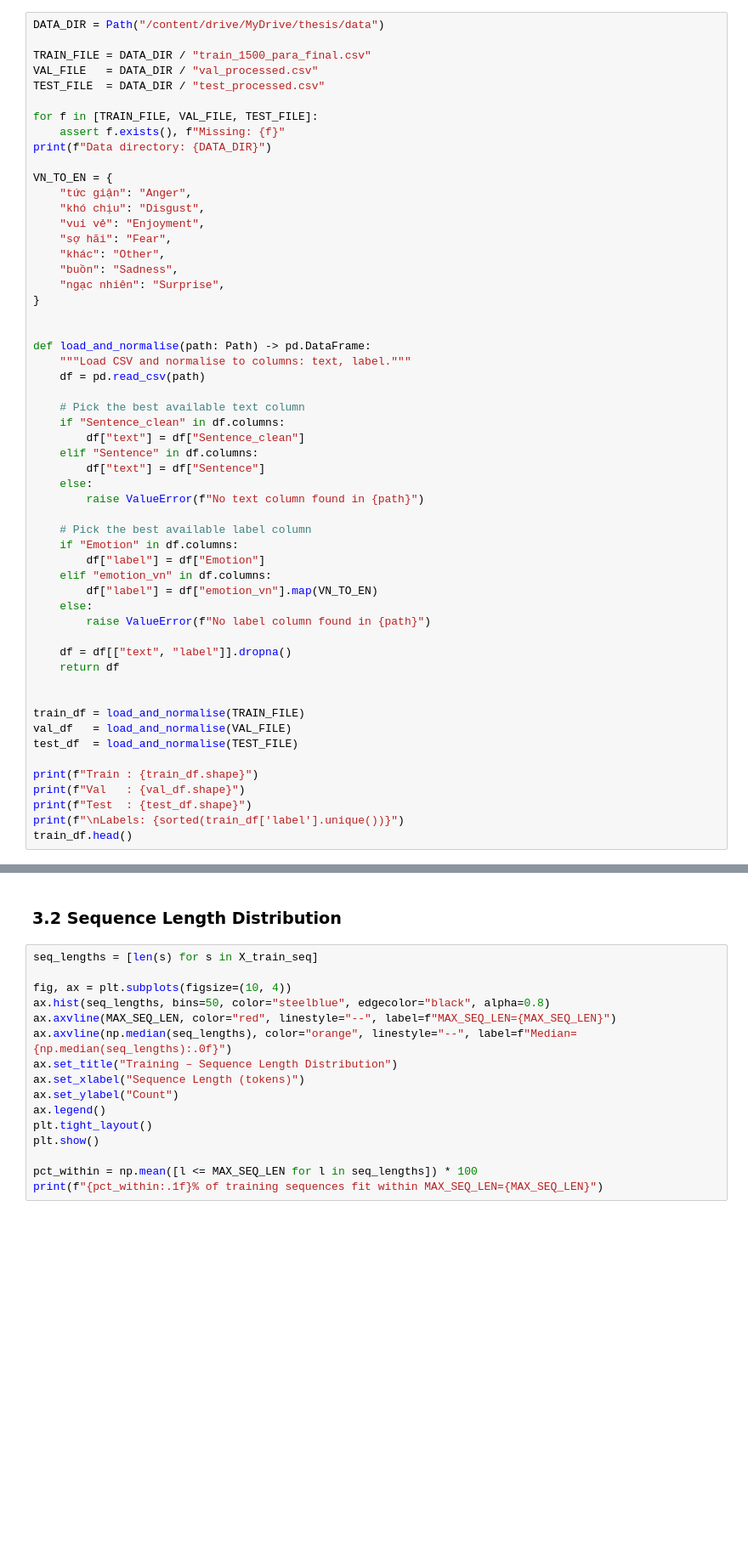
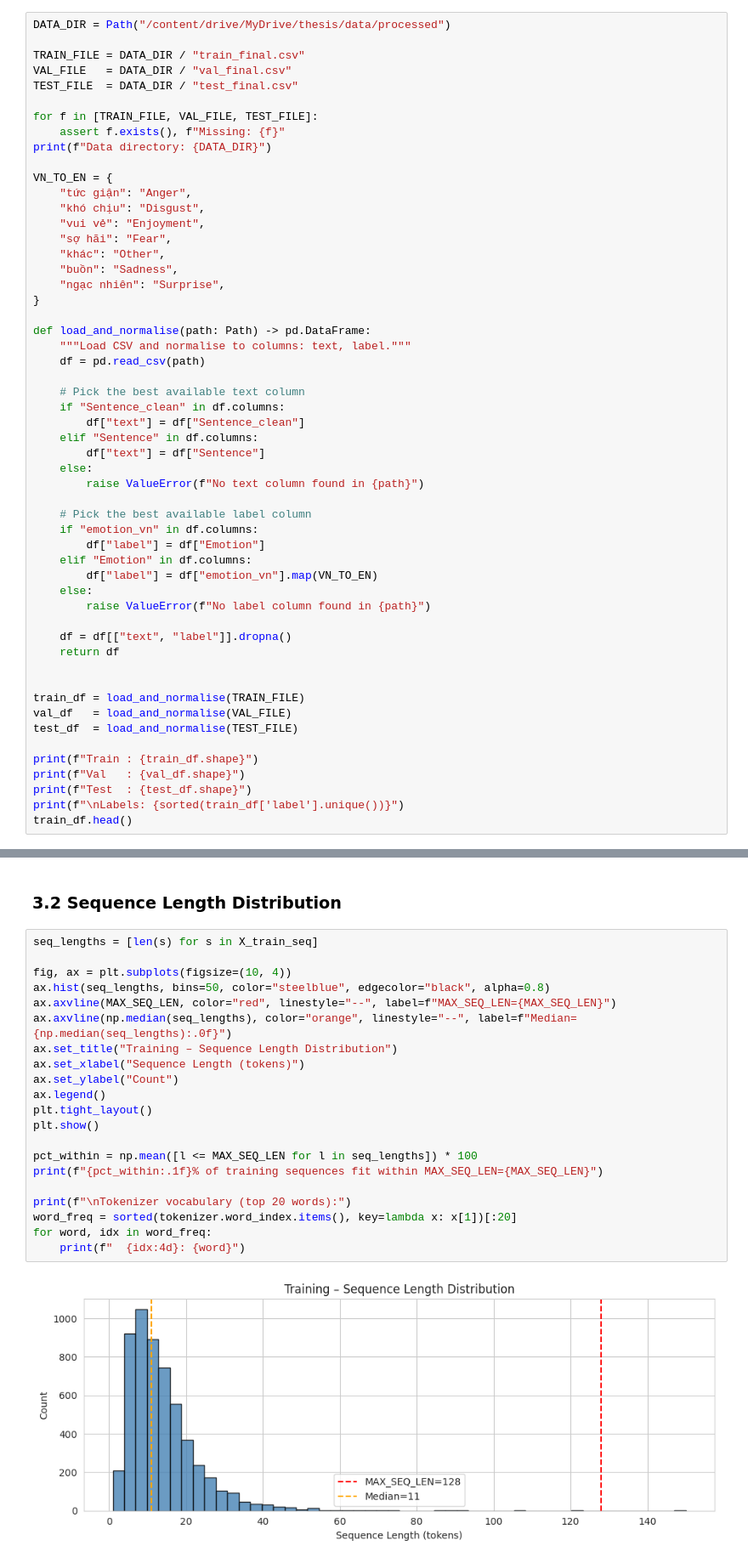
Before and after one commit to giahuy1310/topicmodeling, a Jupyter notebook: tm_research/EmoModel_Vectorization_Comparison.ipynb, the cells around one changed output, grey strips where cells are left out. Shown at 85% size. Cells and saved outputs as stored; diff of their text form; blank space fills up the shorter version.

```diff
--- a/tm_research/EmoModel_Vectorization_Comparison.ipynb
+++ b/tm_research/EmoModel_Vectorization_Comparison.ipynb
@@ -110,11 +127,11 @@ print(f"Val/Test batch   : {VAL_BATCH_SIZE}")
 
 Load the pre-processed train / validation / test splits and normalise column names.
 # %%
-DATA_DIR = Path("/content/drive/MyDrive/thesis/data")
+DATA_DIR = Path("/content/drive/MyDrive/thesis/data/processed")
 
-TRAIN_FILE = DATA_DIR / "train_1500_para_final.csv"
-VAL_FILE   = DATA_DIR / "val_processed.csv"
-TEST_FILE  = DATA_DIR / "test_processed.csv"
+TRAIN_FILE = DATA_DIR / "train_final.csv"
+VAL_FILE   = DATA_DIR / "val_final.csv"
+TEST_FILE  = DATA_DIR / "test_final.csv"
 
 for f in [TRAIN_FILE, VAL_FILE, TEST_FILE]:
     assert f.exists(), f"Missing: {f}"
@@ -130,7 +147,6 @@ VN_TO_EN = {
     "ngạc nhiên": "Surprise",
 }
 
-
 def load_and_normalise(path: Path) -> pd.DataFrame:
     """Load CSV and normalise to columns: text, label."""
     df = pd.read_csv(path)
@@ -144,9 +160,9 @@ def load_and_normalise(path: Path) -> pd.DataFrame:
         raise ValueError(f"No text column found in {path}")
 
     # Pick the best available label column
-    if "Emotion" in df.columns:
+    if "emotion_vn" in df.columns:
         df["label"] = df["Emotion"]
-    elif "emotion_vn" in df.columns:
+    elif "Emotion" in df.columns:
         df["label"] = df["emotion_vn"].map(VN_TO_EN)
     else:
         raise ValueError(f"No label column found in {path}")
@@ -331,16 +398,23 @@ print(f"y_train_cat shape        : {y_train_cat.shape}")
 # %%
 seq_lengths = [len(s) for s in X_train_seq]
 
 fig, ax = plt.subplots(figsize=(10, 4))
 ax.hist(seq_lengths, bins=50, color="steelblue", edgecolor="black", alpha=0.8)
 ax.axvline(MAX_SEQ_LEN, color="red", linestyle="--", label=f"MAX_SEQ_LEN={MAX_SEQ_LEN}")
 ax.axvline(np.median(seq_lengths), color="orange", linestyle="--", label=f"Median={np.median(seq_lengths):.0f}")
 ax.set_title("Training – Sequence Length Distribution")
 ax.set_xlabel("Sequence Length (tokens)")
 ax.set_ylabel("Count")
 ax.legend()
 plt.tight_layout()
 plt.show()
 
 pct_within = np.mean([l <= MAX_SEQ_LEN for l in seq_lengths]) * 100
 print(f"{pct_within:.1f}% of training sequences fit within MAX_SEQ_LEN={MAX_SEQ_LEN}")
+
+print(f"\nTokenizer vocabulary (top 20 words):")
+word_freq = sorted(tokenizer.word_index.items(), key=lambda x: x[1])[:20]
+for word, idx in word_freq:
+    print(f"  {idx:4d}: {word}")
+# %% [output]
+[figure, added]
```
Also changed, not shown: parts of 31 cells of this notebook, 20 other files.
